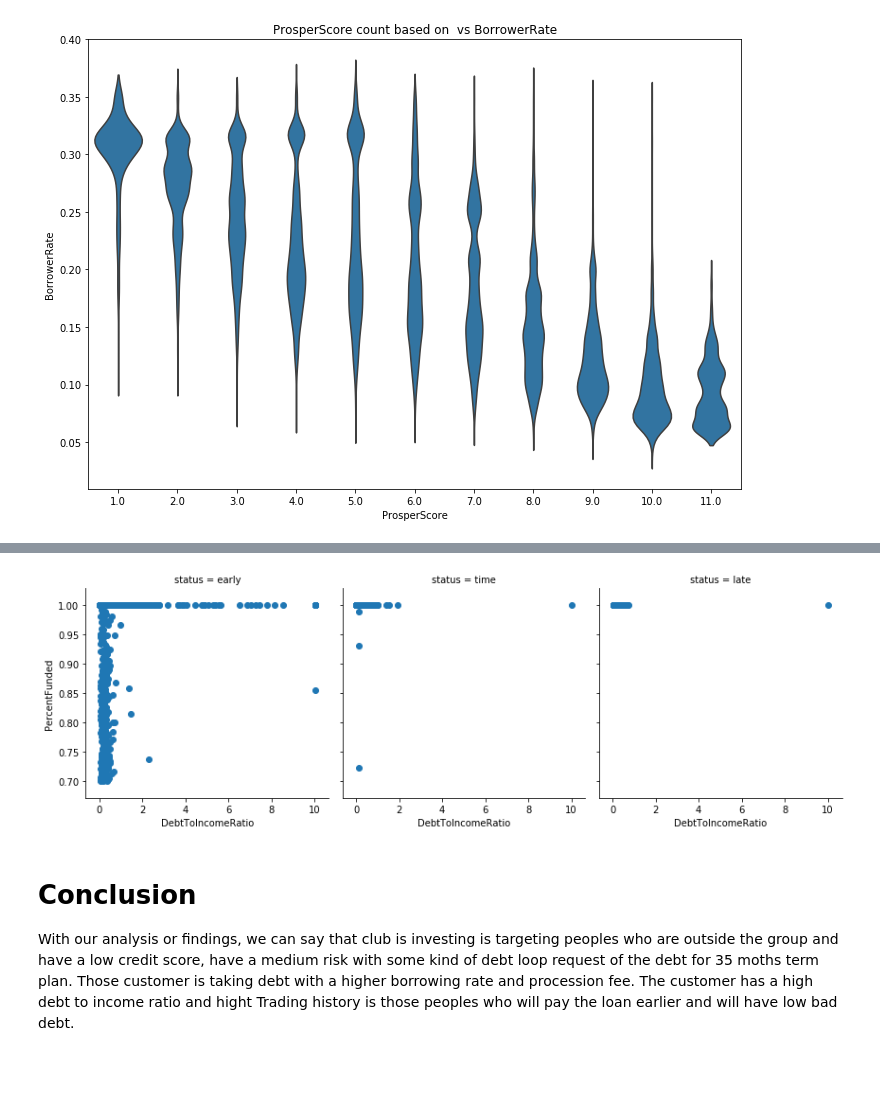
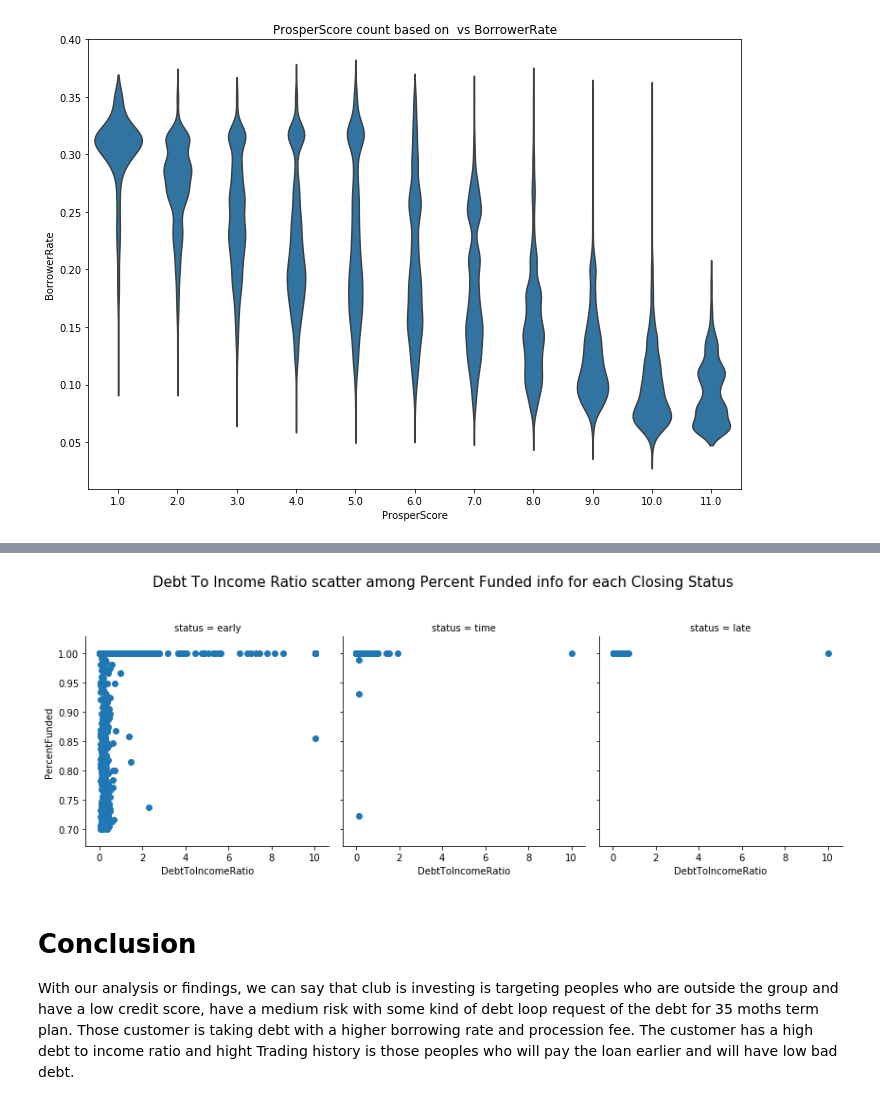
Before and after one commit to naveenmaan/Loan-Data-Analysis, a Jupyter notebook: slide_deck_template.ipynb, the cells around one changed output, grey strips where cells are left out. Cells and saved outputs as stored; diff of their text form; code cells hidden in the pictures; blank space fills up the shorter version.

```diff
--- a/slide_deck_template.ipynb
+++ b/slide_deck_template.ipynb
@@ -114,10 +113,11 @@ g.map(plt.scatter, 'DebtToIncomeRatio', 'TotalTrades');
 # %%
 #Percentage Funded based on Debt To Income ratio among Status
 g = sns.FacetGrid(data = closed_loan, col='status', size = 4,
                 margin_titles = True)
 g.map(plt.scatter, 'DebtToIncomeRatio', 'PercentFunded');
+plt.suptitle("Debt To Income Ratio scatter among Percent Funded info for each Closing Status", y = 1.14, fontsize=15);
 # %% [output]
-[figure, old version]
+[figure, new version]
 # %% [markdown]
 # Conclusion
 With our analysis or findings, we can say that club is investing is targeting peoples who are outside the group and have a low credit score, have a medium risk with some kind of debt loop request of the debt for 35 moths term plan. Those customer is taking debt with a higher borrowing rate and procession fee. The customer has a high debt to income ratio and hight Trading history is those peoples who will pay the loan earlier and will have low bad debt.
```
Also changed, not shown: parts of 7 cells of this notebook, 2 other files.
